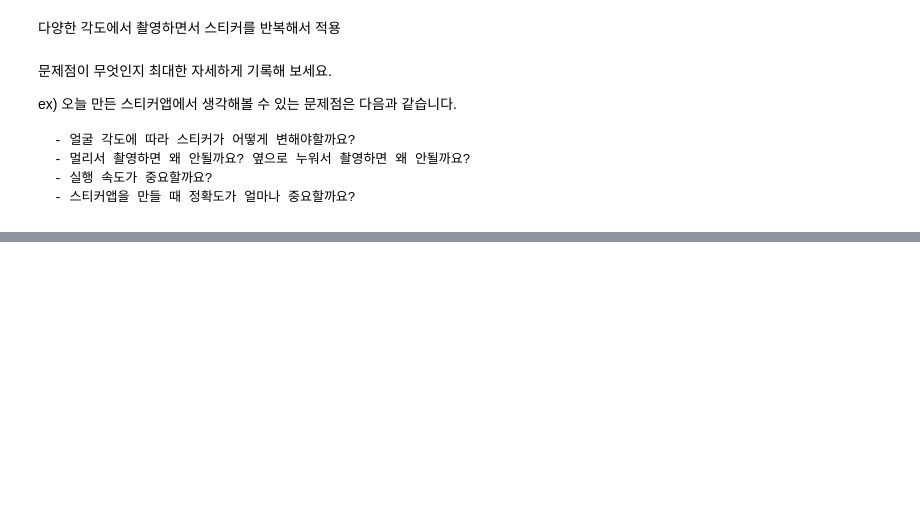
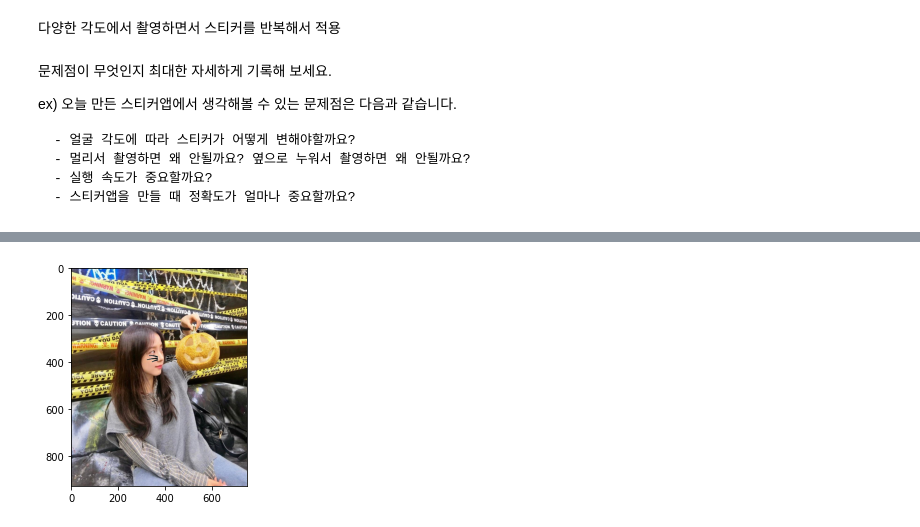
Before and after one commit to traumasj201/aiffel_report, a Jupyter notebook: exp3/exp3.ipynb, the cells around one changed output, grey strips where cells are left out. Drawn from its saved outputs; the diff is of its cells as text; code cells hidden in the pictures; blank space fills up the shorter version.

```diff
--- a/exp3/exp3.ipynb
+++ b/exp3/exp3.ipynb
@@ -126,0 +148,37 @@
+# %%
+def add_sticker(_img, _face_detector, _landmark_predictor, _img_sticker):
+    img_org = _img.copy()
+    img_rgb = cv2.cvtColor(img_org, cv2.COLOR_BGR2RGB)
+    dlib_rects = _face_detector(img_rgb, 1) # face
+    list_landmarks = []
+    for dlib_rect in dlib_rects:
+        points = _landmark_predictor(img_rgb, dlib_rect)
+        list_points = list(map(lambda p: (p.x, p.y), points.parts()))
+        list_landmarks.append(list_points)
+    for dlib_rect, landmark in zip(dlib_rects, list_landmarks):
+        x = landmark[30][0]
+        y = landmark[30][1]
+        w = dlib_rect.width()
+        h = dlib_rect.height() / 4
+
+        img_sticker_def = cv2.resize(_img_sticker, (int(w),int(h)))
+
+        refined_x = int(x - w // 2)
+        refined_y = int(y - img_sticker_def.shape[0]/2)
+
+        if refined_x < 0:
+            img_sticker_def = img_sticker_def[:, -refined_x:]
+            refined_x = 0
+        if refined_y < 0:
+            img_sticker_def = img_sticker_def[-refined_y:, :]
+            refined_y = 0
+
+        sticker_area = img_org[refined_y:refined_y+img_sticker_def.shape[0], refined_x:refined_x+img_sticker_def.shape[1]]
+        img_org[refined_y:refined_y + img_sticker_def.shape[0], refined_x:refined_x + img_sticker_def.shape[1]] = \
+        np.where(img_sticker_def==255, sticker_area, img_sticker_def).astype(np.uint8)
+    return img_org
+# %%
+
+face_detector = dlib.get_frontal_face_detector() # face_detector 생성
+model_path = '/aiffel/aiffel/camera_sticker/models/shape_predictor_68_face_landmarks.dat'
+landmark_predictor = dlib.shape_predictor(model_path) # landmark detector 생성
@@ -126,0 +194,9 @@
+# %%
+my_image_path = './JISU_2.jpg'
+img = cv2.imread(my_image_path)
+my_sticker_path = './cat_sk.jpg'
+img_sticker = cv2.imread(my_sticker_path)
+scicker_add_img = add_sticker(img, face_detector, landmark_predictor, img_sticker)
+imshow(scicker_add_img)
+# %% [output]
+[figure, added]
```
Also changed, not shown: parts of 9 cells of this notebook.
